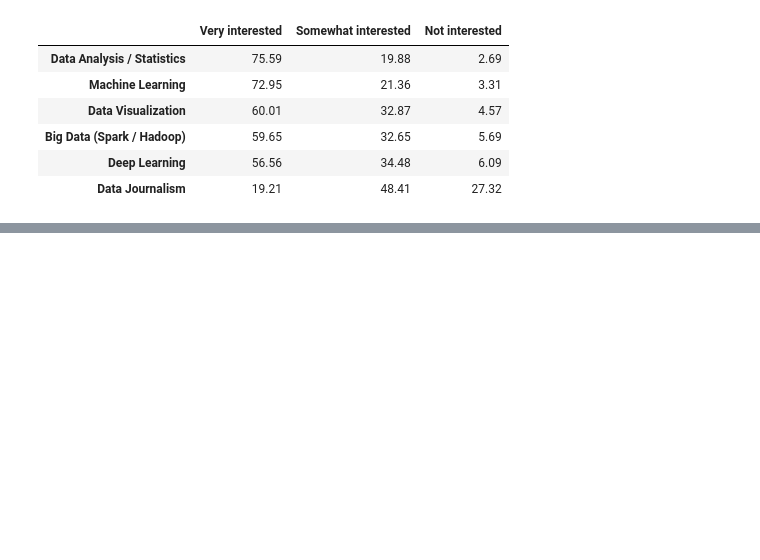
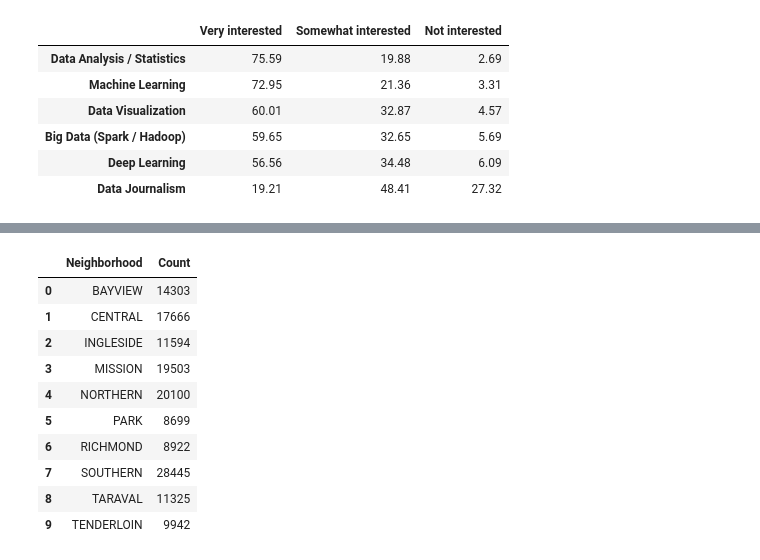
Before and after one commit to chuksoo/Coursera--IBM-Data-Science-Professional, a Jupyter notebook: Data Visualization with Python/Final Assignment on Data Visualization.ipynb, the cells around one changed output, grey strips where cells are left out. Cells and saved outputs as stored; diff of their text form; code cells hidden in the pictures; blank space fills up the shorter version.

```diff
--- a/Data Visualization with Python/Final Assignment on Data Visualization.ipynb
+++ b/Data Visualization with Python/Final Assignment on Data Visualization.ipynb
@@ -100,0 +155,23 @@ x
+# %%
+# drop columns and count the number of 'PdDistrict' using method value_counts
+df_sf.drop(['Category', 'Descript', 'DayOfWeek', 'Date', 'Time', 'Resolution', 'Address', 'X', 'Y', 'Location', 'PdId'], axis=1, inplace=True)
+df_sf.rename(columns={'IncidntNum':'Count', 'PdDistrict':'Neighborhood'}, inplace=True)
+df_sf.columns=list(map(str,df_sf.columns))
+df_sf.set_index('Neighborhood',inplace=True)
+
+df_sf.sort_values('Count',ascending=False)
+df_sf = df_sf.groupby('Neighborhood').count()
+df_sf.reset_index(inplace=True)
+df_sf
+# %% [output]
+|  | Neighborhood | Count |
+| 0 | BAYVIEW | 14303 |
+| 1 | CENTRAL | 17666 |
+| 2 | INGLESIDE | 11594 |
+| 3 | MISSION | 19503 |
+| 4 | NORTHERN | 20100 |
+| 5 | PARK | 8699 |
+| 6 | RICHMOND | 8922 |
+| 7 | SOUTHERN | 28445 |
+| 8 | TARAVAL | 11325 |
+| 9 | TENDERLOIN | 9942 |
```
Also changed, not shown: parts of 13 cells of this notebook, 2 other files.
